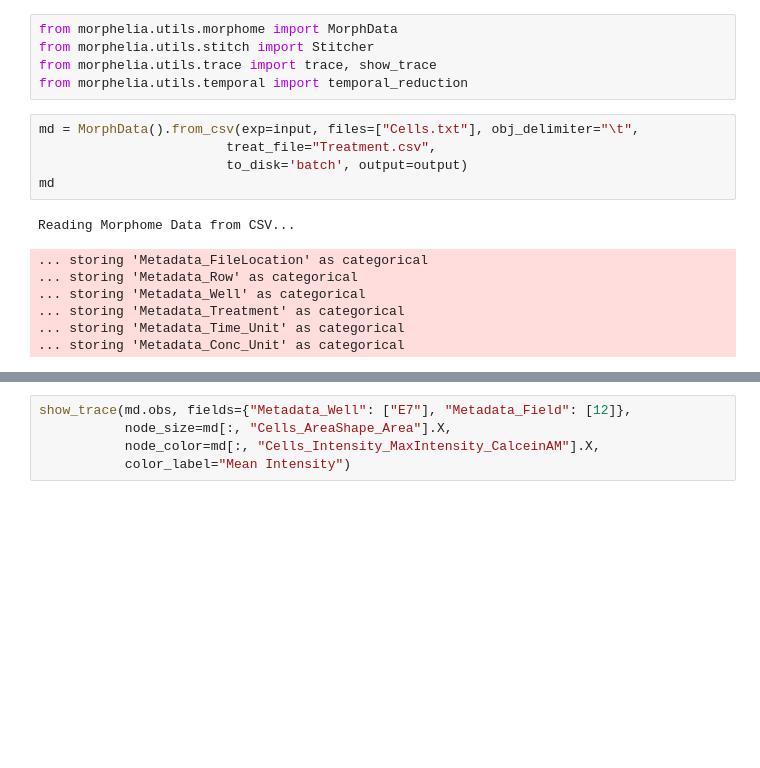
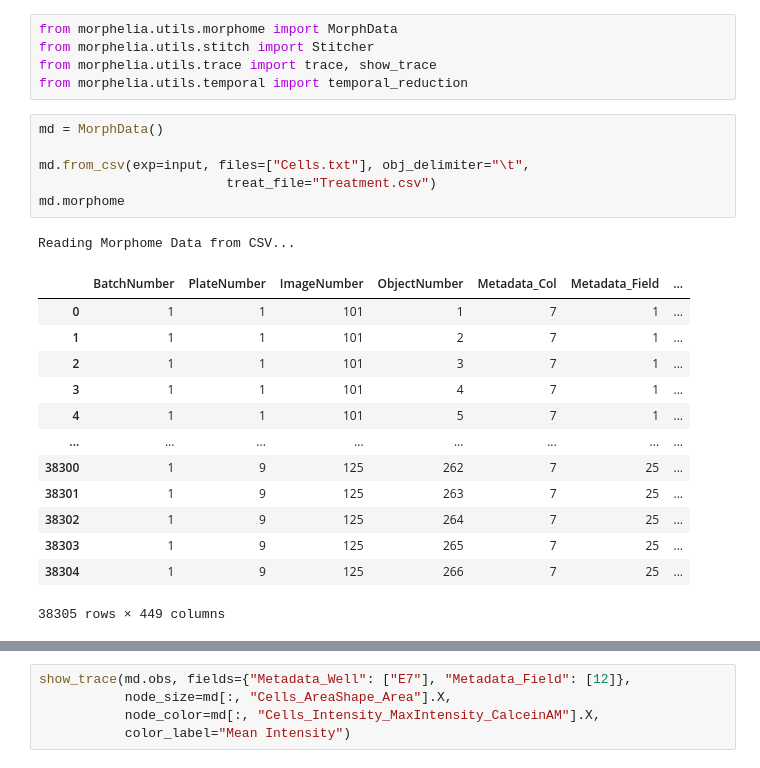
Before and after one commit to marx-alex/Morphelia, a Jupyter notebook: notebooks/time_lapse.ipynb, the cells around one changed output, grey strips where cells are left out. Saved outputs shown, nothing was run; the diff lists cells and outputs as text; blank space fills up the shorter version.

```diff
--- a/docs/demo.ipynb
+++ b/notebooks/time_lapse.ipynb
@@ -18,15 +18,23 @@ from morphelia.utils.stitch import Stitcher
 from morphelia.utils.trace import trace, show_trace
 from morphelia.utils.temporal import temporal_reduction
 # %%
-md = MorphData().from_csv(exp=input, files=["Cells.txt"], obj_delimiter="\t",
-                        treat_file="Treatment.csv",
-                        to_disk='batch', output=output)
-md
+md = MorphData()
+
+md.from_csv(exp=input, files=["Cells.txt"], obj_delimiter="\t",
+                        treat_file="Treatment.csv")
+md.morphome
 # %% [output]
 Reading Morphome Data from CSV...
+|  | BatchNumber | PlateNumber | ImageNumber | ObjectNumber | Metadata_Col | Metadata_Field | ... |
+| 0 | 1 | 1 | 101 | 1 | 7 | 1 | ... |
+| 1 | 1 | 1 | 101 | 2 | 7 | 1 | ... |
+| 2 | 1 | 1 | 101 | 3 | 7 | 1 | ... |
+| 3 | 1 | 1 | 101 | 4 | 7 | 1 | ... |
+| 4 | 1 | 1 | 101 | 5 | 7 | 1 | ... |
+| ... | ... | ... | ... | ... | ... | ... | ... |
+| 38300 | 1 | 9 | 125 | 262 | 7 | 25 | ... |
+| 38301 | 1 | 9 | 125 | 263 | 7 | 25 | ... |
+| 38302 | 1 | 9 | 125 | 264 | 7 | 25 | ... |
+| 38303 | 1 | 9 | 125 | 265 | 7 | 25 | ... |
+| 38304 | 1 | 9 | 125 | 266 | 7 | 25 | ... |
-... storing 'Metadata_FileLocation' as categorical
-... storing 'Metadata_Row' as categorical
-... storing 'Metadata_Well' as categorical
-... storing 'Metadata_Treatment' as categorical
-... storing 'Metadata_Time_Unit' as categorical
-... storing 'Metadata_Conc_Unit' as categorical
+38305 rows × 449 columns
```
Also changed, not shown: parts of 2 cells of this notebook, 6 other files.
